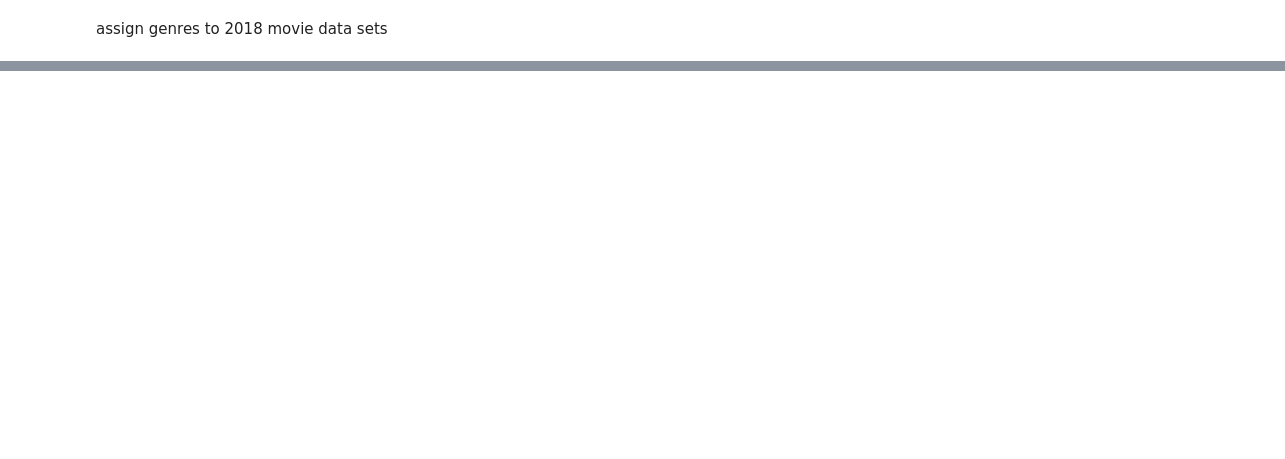
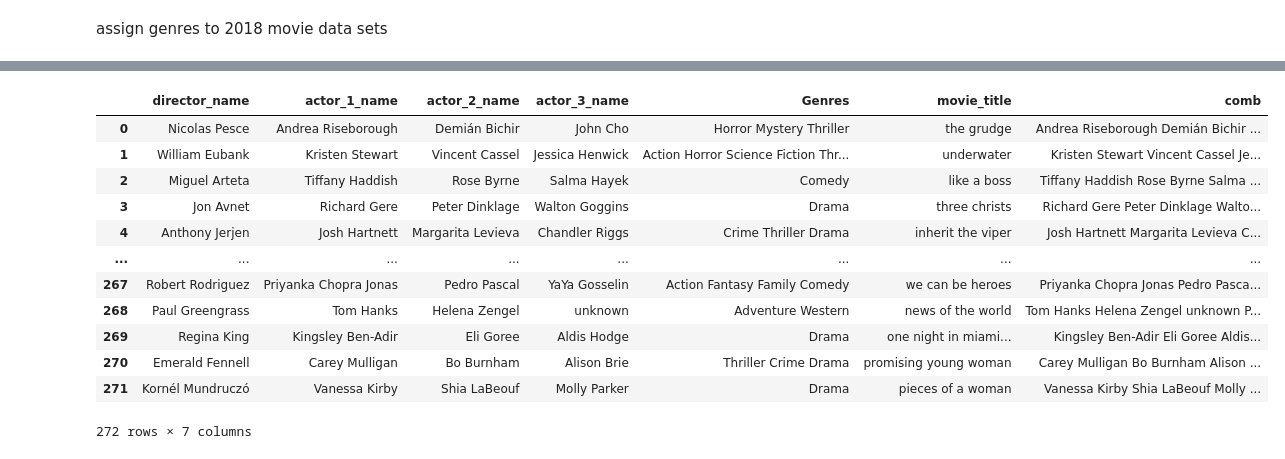
Before and after one commit to nilupulmanodya/machine-learning-projects, a Jupyter notebook: movie recomendation system/Data_Preprocessing-Wiki.ipynb, the cells around one changed output, grey strips where cells are left out. Drawn from its saved outputs; the diff is of its cells as text; code cells hidden in the pictures; blank space fills up the shorter version.

```diff
--- a/movie recomendation system/Data_Preprocessing-Wiki.ipynb
+++ b/movie recomendation system/Data_Preprocessing-Wiki.ipynb
@@ -354,0 +188,4 @@ new_df_18
+# %%
+def get_actor1(x):
+
+    return ((str(x).split("screenplay);")[-1]).split(", ")[0])
@@ -354,0 +339,34 @@ new_df_18
+# %%
+def movie_data_set_20_21(wiki_link):
+    df1 = pd.read_html(wiki_link, header=0)[3]
+    df2 = pd.read_html(wiki_link, header=0)[4]
+    df3 = pd.read_html(wiki_link, header=0)[5]
+    df4 = pd.read_html(wiki_link, header=0)[6]
+
+    df = df1.append(df2.append(df3.append(df4,ignore_index=True),ignore_index=True),ignore_index=True)
+    df['Genres'] = df['Title'].map(lambda x:get_genres(str(x))) #calling get_genres() previously implemented
+    df_1 = df[['Title','Cast and crew','Genres']]
+    df_1['director_name'] = df_1['Cast and crew'].map(lambda x: get_director(x))#calling get_director()
+    df_1['actor_1_name'] = df_1['Cast and crew'].map(lambda x: get_actor1(x))#calling get_actor1()
+    df_1['actor_2_name'] = df_1['Cast and crew'].map(lambda x: get_actor_2(x))#calling get_actor_2()
+    df_1['actor_3_name'] = df_1['Cast and crew'].map(lambda x: get_actor_3(x)) #calling get_actor_3()
+
+    #rename column title to movie_title
+    df_1 = df_1.rename(columns={'Title':'movie_title'})
+
+    #filtering needed data columns for future model design
+    new_df = df_1.loc[:,['director_name','actor_1_name','actor_2_name','actor_3_name','Genres','movie_title']]
+
+    #replacing NaN values
+    new_df['actor_2_name'] = new_df['actor_2_name'].replace(np.NaN,'unknown')
+    new_df['actor_3_name'] = new_df['actor_3_name'].replace(np.NaN,'unknown')
+
+    #change movie titles to lowercase
+    new_df['movie_title'] = new_df['movie_title'].str.lower()
+
+    #implement combination column
+    new_df['comb'] = new_df['actor_1_name']+' '+new_df['actor_2_name']+' '+new_df['actor_3_name']+' '+new_df['director_name']+' '+new_df['Genres']
+
+    return new_df
+# %%
+df_2020 = movie_data_set_20_21(link_2020)
@@ -354,0 +418,16 @@ new_df_18
+# %%
+df_2020
+# %% [output]
+|  | director_name | actor_1_name | actor_2_name | actor_3_name | Genres | movie_title | comb |
+| 0 | Nicolas Pesce | Andrea Riseborough | Demián Bichir | John Cho | Horror Mystery Thriller | the grudge | Andrea Riseborough Demián Bichir ... |
+| 1 | William Eubank | Kristen Stewart | Vincent Cassel | Jessica Henwick | Action Horror Science Fiction Thr... | underwater | Kristen Stewart Vincent Cassel Je... |
+| 2 | Miguel Arteta | Tiffany Haddish | Rose Byrne | Salma Hayek | Comedy | like a boss | Tiffany Haddish Rose Byrne Salma ... |
+| 3 | Jon Avnet | Richard Gere | Peter Dinklage | Walton Goggins | Drama | three christs | Richard Gere Peter Dinklage Walto... |
+| 4 | Anthony Jerjen | Josh Hartnett | Margarita Levieva | Chandler Riggs | Crime Thriller Drama | inherit the viper | Josh Hartnett Margarita Levieva C... |
+| ... | ... | ... | ... | ... | ... | ... | ... |
+| 267 | Robert Rodriguez | Priyanka Chopra Jonas | Pedro Pascal | YaYa Gosselin | Action Fantasy Family Comedy | we can be heroes | Priyanka Chopra Jonas Pedro Pasca... |
+| 268 | Paul Greengrass | Tom Hanks | Helena Zengel | unknown | Adventure Western | news of the world | Tom Hanks Helena Zengel unknown P... |
+| 269 | Regina King | Kingsley Ben-Adir | Eli Goree | Aldis Hodge | Drama | one night in miami... | Kingsley Ben-Adir Eli Goree Aldis... |
+| 270 | Emerald Fennell | Carey Mulligan | Bo Burnham | Alison Brie | Thriller Crime Drama | promising young woman | Carey Mulligan Bo Burnham Alison ... |
+| 271 | Kornél Mundruczó | Vanessa Kirby | Shia LaBeouf | Molly Parker | Drama | pieces of a woman | Vanessa Kirby Shia LaBeouf Molly ... |
+272 rows × 7 columns
```
Also changed, not shown: parts of 83 cells of this notebook, 4 other files.
